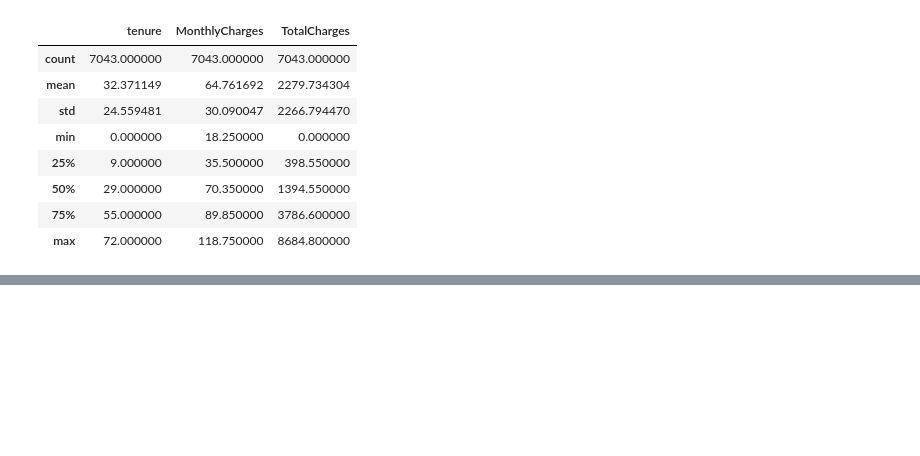
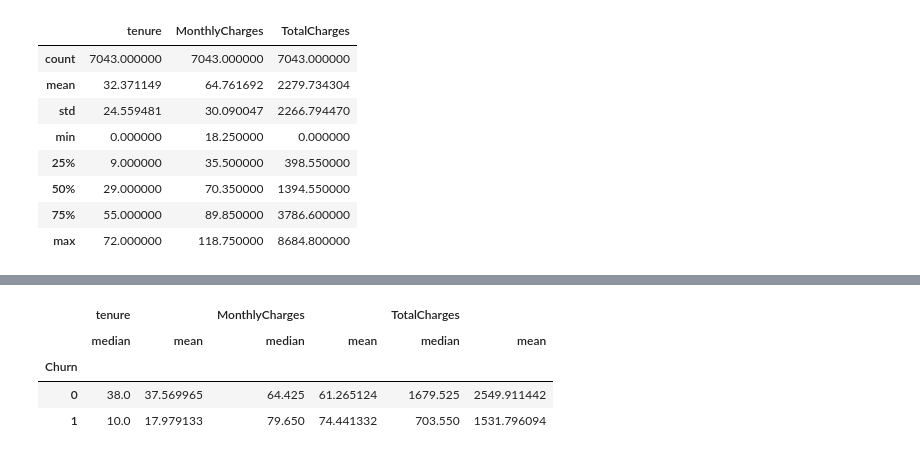
Before and after one commit to martynawieruszewska/ml-serving-monitoring-pipeline, a Jupyter notebook: notebooks/01_eda.ipynb, the cells around one changed output, grey strips where cells are left out. Saved outputs shown, nothing was run; the diff lists cells and outputs as text; code cells hidden in the pictures; blank space fills up the shorter version.

Commit message:
EDA: churn segments, numeric analysis and summary

```diff
--- a/notebooks/01_eda.ipynb
+++ b/notebooks/01_eda.ipynb
@@ -184,0 +230,9 @@ df[["tenure", "MonthlyCharges", "TotalCharges"]].describe()
+# %%
+numeric_columns = ["tenure", "MonthlyCharges", "TotalCharges"]
+df.groupby("Churn")[numeric_columns].agg(["median", "mean"])
+# %% [output]
+|  | tenure |  | MonthlyCharges |  | TotalCharges |  |
+|  | median | mean | median | mean | median | mean |
+| Churn |  |  |  |  |  |  |
+| 0 | 38.0 | 37.569965 | 64.425 | 61.265124 | 1679.525 | 2549.911442 |
+| 1 | 10.0 | 17.979133 | 79.650 | 74.441332 | 703.550 | 1531.796094 |
```
Also changed, not shown: parts of 8 cells of this notebook.
